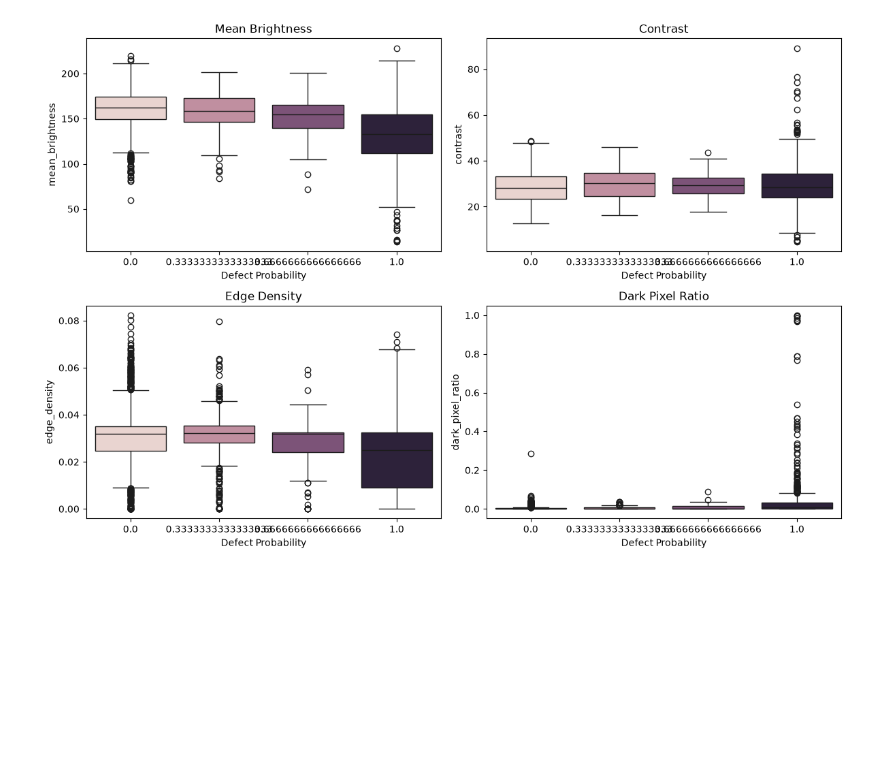
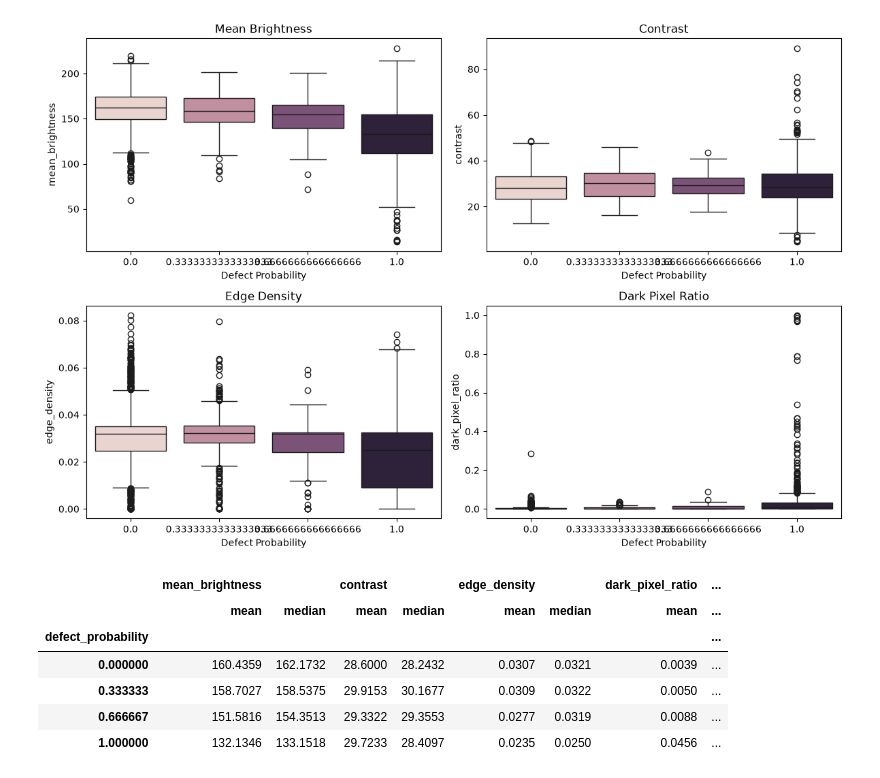
Before and after one commit to MauroMal/solar-cell-defect-detection, a Jupyter notebook: notebooks/02_feature_engineering.ipynb, the cells around one changed output. Cells and saved outputs as stored; diff of their text form; code cells hidden in the pictures; blank space fills up the shorter version.

```diff
--- a/notebooks/02_feature_engineering.ipynb
+++ b/notebooks/02_feature_engineering.ipynb
@@ -103,3 +103,20 @@ plt.savefig(
 plt.show()
 # %% [output]
 [figure]
+# %%
+feature_summary = (
+    features
+    .groupby("defect_probability")[feature_names]
+    .agg(["mean", "median"])
+    .round(4)
+)
+
+feature_summary
+# %% [output]
+|  | mean_brightness |  | contrast |  | edge_density |  | dark_pixel_ratio | ... |
+|  | mean | median | mean | median | mean | median | mean | ... |
+| defect_probability |  |  |  |  |  |  |  | ... |
+| 0.000000 | 160.4359 | 162.1732 | 28.6000 | 28.2432 | 0.0307 | 0.0321 | 0.0039 | ... |
+| 0.333333 | 158.7027 | 158.5375 | 29.9153 | 30.1677 | 0.0309 | 0.0322 | 0.0050 | ... |
+| 0.666667 | 151.5816 | 154.3513 | 29.3322 | 29.3553 | 0.0277 | 0.0319 | 0.0088 | ... |
+| 1.000000 | 132.1346 | 133.1518 | 29.7233 | 28.4097 | 0.0235 | 0.0250 | 0.0456 | ... |
```
Also changed, not shown: parts of 5 cells of this notebook, 1 other file.
